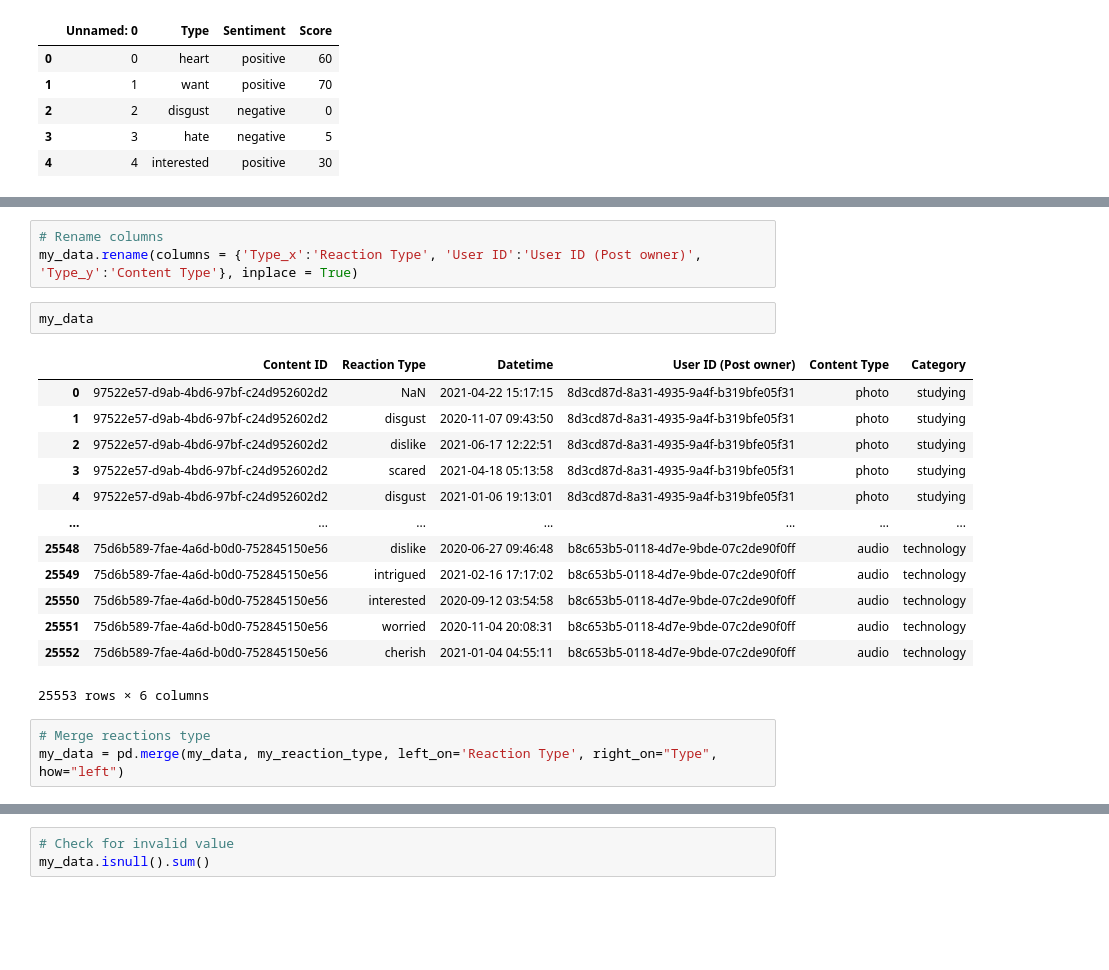
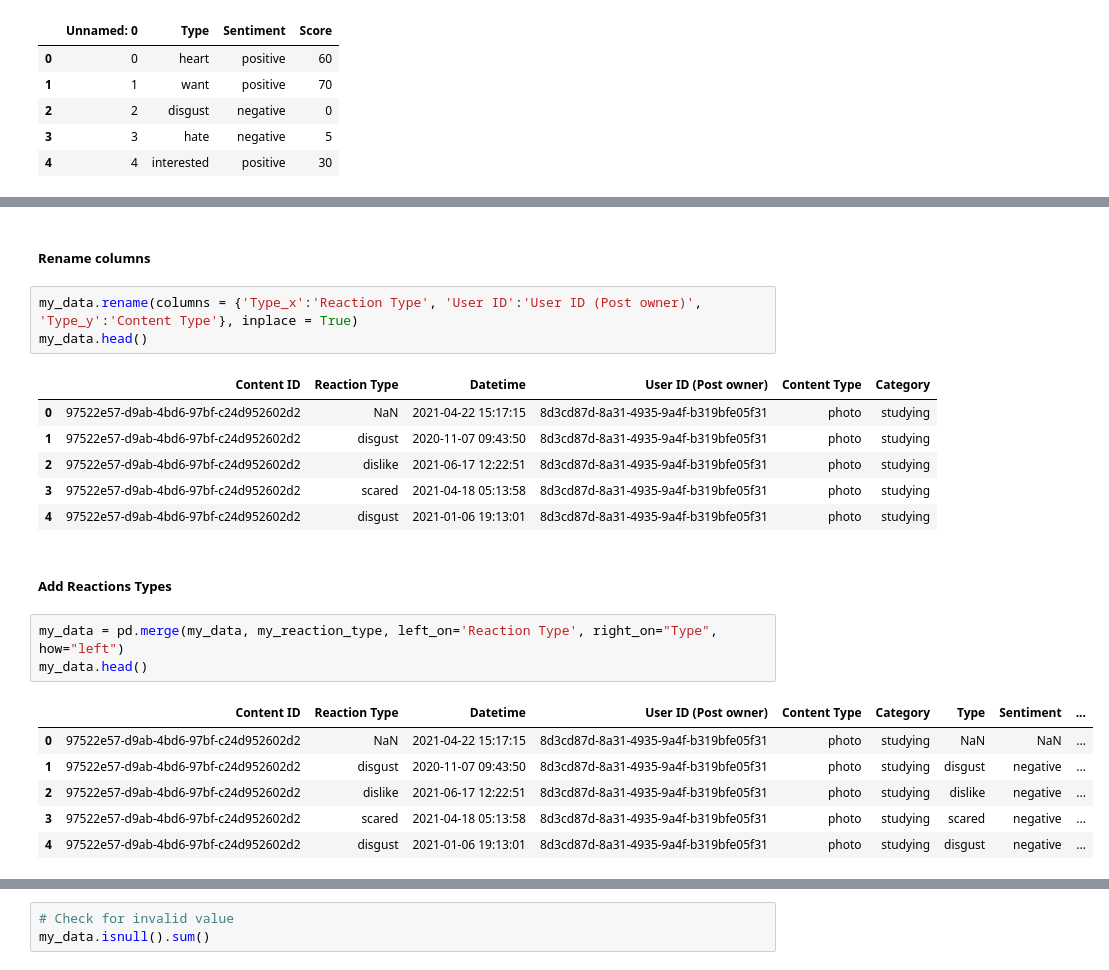
Before and after one commit to deborabastos/accenture_data_analytics, a Jupyter notebook: 1.accenture_data_etl.ipynb, the cells around one changed output, grey strips where cells are left out. Saved outputs shown, nothing was run; the diff lists cells and outputs as text; blank space fills up the shorter version.

```diff
--- a/1.accenture_data_etl.ipynb
+++ b/1.accenture_data_etl.ipynb
@@ -107,22 +108,24 @@ my_data
+# %% [markdown]
+##### Rename columns
 # %%
-# Rename columns
 my_data.rename(columns = {'Type_x':'Reaction Type', 'User ID':'User ID (Post owner)', 'Type_y':'Content Type'}, inplace = True)
+my_data.head()
+# %% [output]
+|  | Content ID | Reaction Type | Datetime | User ID (Post owner) | Content Type | Category |
+| 0 | 97522e57-d9ab-4bd6-97bf-c24d952602d2 | NaN | 2021-04-22 15:17:15 | 8d3cd87d-8a31-4935-9a4f-b319bfe05f31 | photo | studying |
+| 1 | 97522e57-d9ab-4bd6-97bf-c24d952602d2 | disgust | 2020-11-07 09:43:50 | 8d3cd87d-8a31-4935-9a4f-b319bfe05f31 | photo | studying |
+| 2 | 97522e57-d9ab-4bd6-97bf-c24d952602d2 | dislike | 2021-06-17 12:22:51 | 8d3cd87d-8a31-4935-9a4f-b319bfe05f31 | photo | studying |
+| 3 | 97522e57-d9ab-4bd6-97bf-c24d952602d2 | scared | 2021-04-18 05:13:58 | 8d3cd87d-8a31-4935-9a4f-b319bfe05f31 | photo | studying |
+| 4 | 97522e57-d9ab-4bd6-97bf-c24d952602d2 | disgust | 2021-01-06 19:13:01 | 8d3cd87d-8a31-4935-9a4f-b319bfe05f31 | photo | studying |
-# %%
-my_data
-# %% [output]
-|  | Content ID | Reaction Type | Datetime | User ID (Post owner) | Content Type | Category |
-| 0 | 97522e57-d9ab-4bd6-97bf-c24d952602d2 | NaN | 2021-04-22 15:17:15 | 8d3cd87d-8a31-4935-9a4f-b319bfe05f31 | photo | studying |
-| 1 | 97522e57-d9ab-4bd6-97bf-c24d952602d2 | disgust | 2020-11-07 09:43:50 | 8d3cd87d-8a31-4935-9a4f-b319bfe05f31 | photo | studying |
-| 2 | 97522e57-d9ab-4bd6-97bf-c24d952602d2 | dislike | 2021-06-17 12:22:51 | 8d3cd87d-8a31-4935-9a4f-b319bfe05f31 | photo | studying |
-| 3 | 97522e57-d9ab-4bd6-97bf-c24d952602d2 | scared | 2021-04-18 05:13:58 | 8d3cd87d-8a31-4935-9a4f-b319bfe05f31 | photo | studying |
-| 4 | 97522e57-d9ab-4bd6-97bf-c24d952602d2 | disgust | 2021-01-06 19:13:01 | 8d3cd87d-8a31-4935-9a4f-b319bfe05f31 | photo | studying |
-| ... | ... | ... | ... | ... | ... | ... |
-| 25548 | 75d6b589-7fae-4a6d-b0d0-752845150e56 | dislike | 2020-06-27 09:46:48 | b8c653b5-0118-4d7e-9bde-07c2de90f0ff | audio | technology |
-| 25549 | 75d6b589-7fae-4a6d-b0d0-752845150e56 | intrigued | 2021-02-16 17:17:02 | b8c653b5-0118-4d7e-9bde-07c2de90f0ff | audio | technology |
-| 25550 | 75d6b589-7fae-4a6d-b0d0-752845150e56 | interested | 2020-09-12 03:54:58 | b8c653b5-0118-4d7e-9bde-07c2de90f0ff | audio | technology |
-| 25551 | 75d6b589-7fae-4a6d-b0d0-752845150e56 | worried | 2020-11-04 20:08:31 | b8c653b5-0118-4d7e-9bde-07c2de90f0ff | audio | technology |
-| 25552 | 75d6b589-7fae-4a6d-b0d0-752845150e56 | cherish | 2021-01-04 04:55:11 | b8c653b5-0118-4d7e-9bde-07c2de90f0ff | audio | technology |
-25553 rows × 6 columns
+# %% [markdown]
+##### Add Reactions Types
 # %%
-# Merge reactions type
 my_data = pd.merge(my_data, my_reaction_type, left_on='Reaction Type', right_on="Type", how="left")
+my_data.head()
+# %% [output]
+|  | Content ID | Reaction Type | Datetime | User ID (Post owner) | Content Type | Category | Type | Sentiment | ... |
+| 0 | 97522e57-d9ab-4bd6-97bf-c24d952602d2 | NaN | 2021-04-22 15:17:15 | 8d3cd87d-8a31-4935-9a4f-b319bfe05f31 | photo | studying | NaN | NaN | ... |
+| 1 | 97522e57-d9ab-4bd6-97bf-c24d952602d2 | disgust | 2020-11-07 09:43:50 | 8d3cd87d-8a31-4935-9a4f-b319bfe05f31 | photo | studying | disgust | negative | ... |
+| 2 | 97522e57-d9ab-4bd6-97bf-c24d952602d2 | dislike | 2021-06-17 12:22:51 | 8d3cd87d-8a31-4935-9a4f-b319bfe05f31 | photo | studying | dislike | negative | ... |
+| 3 | 97522e57-d9ab-4bd6-97bf-c24d952602d2 | scared | 2021-04-18 05:13:58 | 8d3cd87d-8a31-4935-9a4f-b319bfe05f31 | photo | studying | scared | negative | ... |
+| 4 | 97522e57-d9ab-4bd6-97bf-c24d952602d2 | disgust | 2021-01-06 19:13:01 | 8d3cd87d-8a31-4935-9a4f-b319bfe05f31 | photo | studying | disgust | negative | ... |
```
Also changed, not shown: parts of 32 cells of this notebook, 1 other file.
